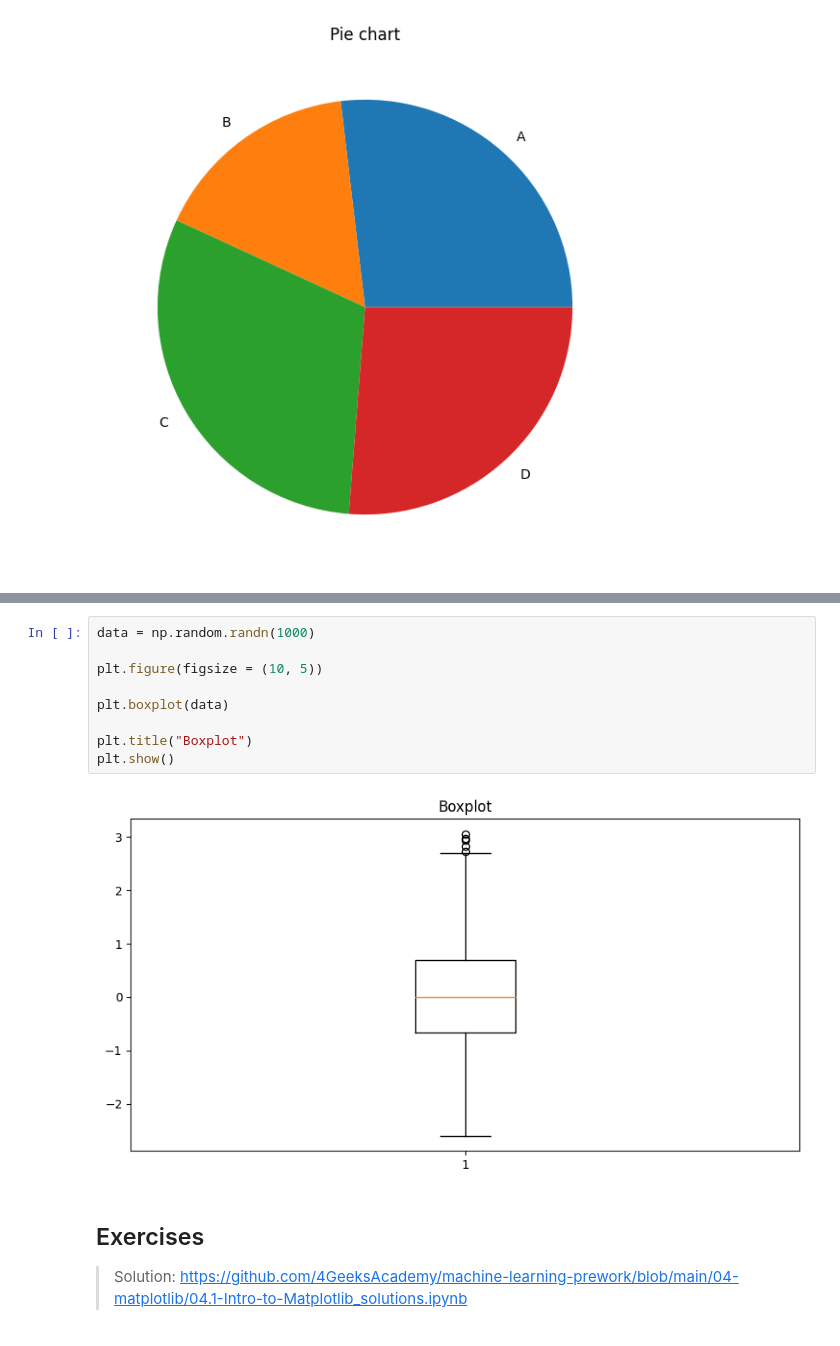
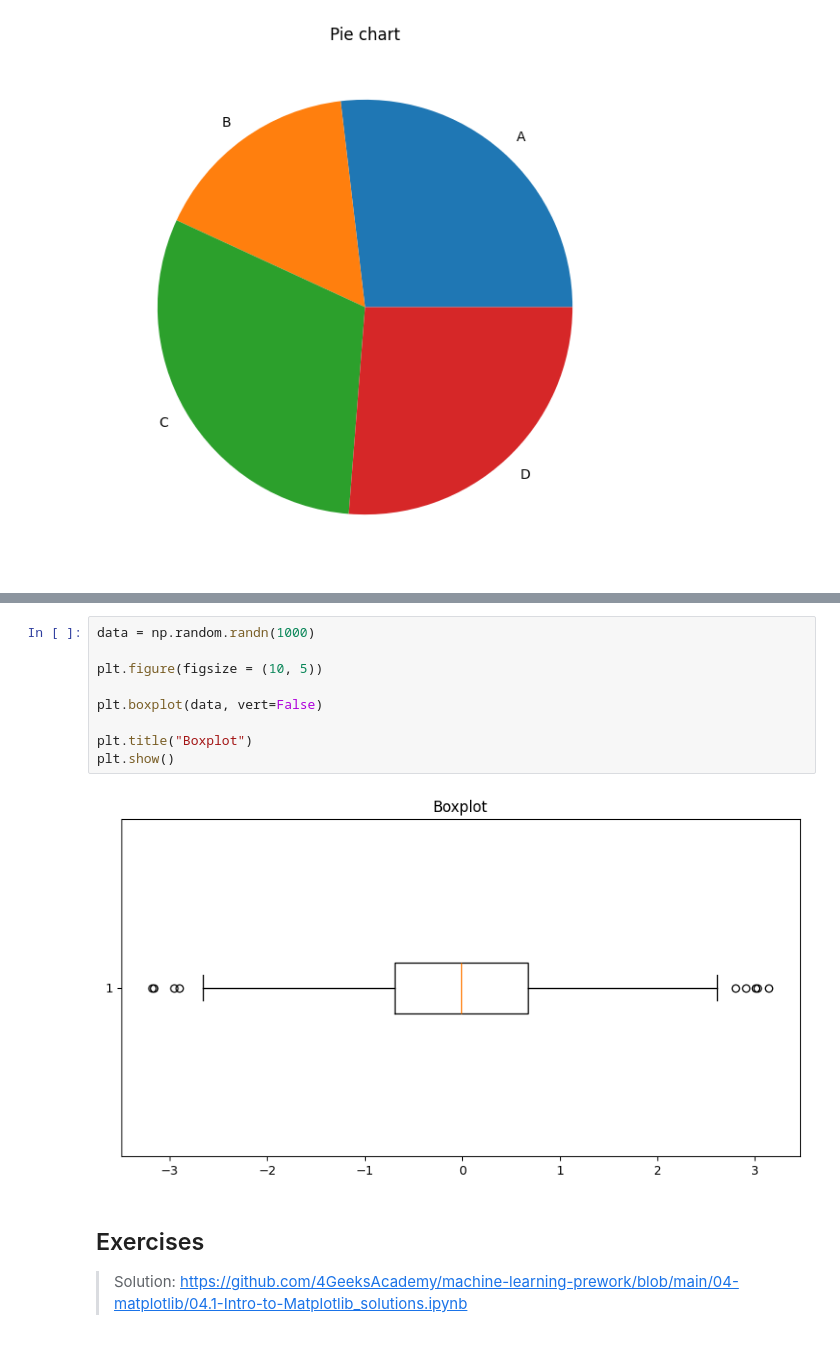
Before and after one commit to Davichobacter/ds-4geeks, a Jupyter notebook: 04-matplotlib/04.1-Intro-to-Matplotlib.ipynb, the cells around one changed output, grey strips where cells are left out. Cells and saved outputs as stored; diff of their text form.

```diff
--- a/04-matplotlib/04.1-Intro-to-Matplotlib.ipynb
+++ b/04-matplotlib/04.1-Intro-to-Matplotlib.ipynb
@@ -105,14 +105,14 @@ The ends of the box indicate the lower and upper quartiles, while the line insid
 # %%
 data = np.random.randn(1000)
 
 plt.figure(figsize = (10, 5))
 
-plt.boxplot(data)
+plt.boxplot(data, vert=False)
 
 plt.title("Boxplot")
 plt.show()
 # %% [output]
-[figure, old version]
+[figure, new version]
 # %% [markdown]
 ## Exercises
 
```
Also changed, not shown: parts of 10 cells of this notebook.
